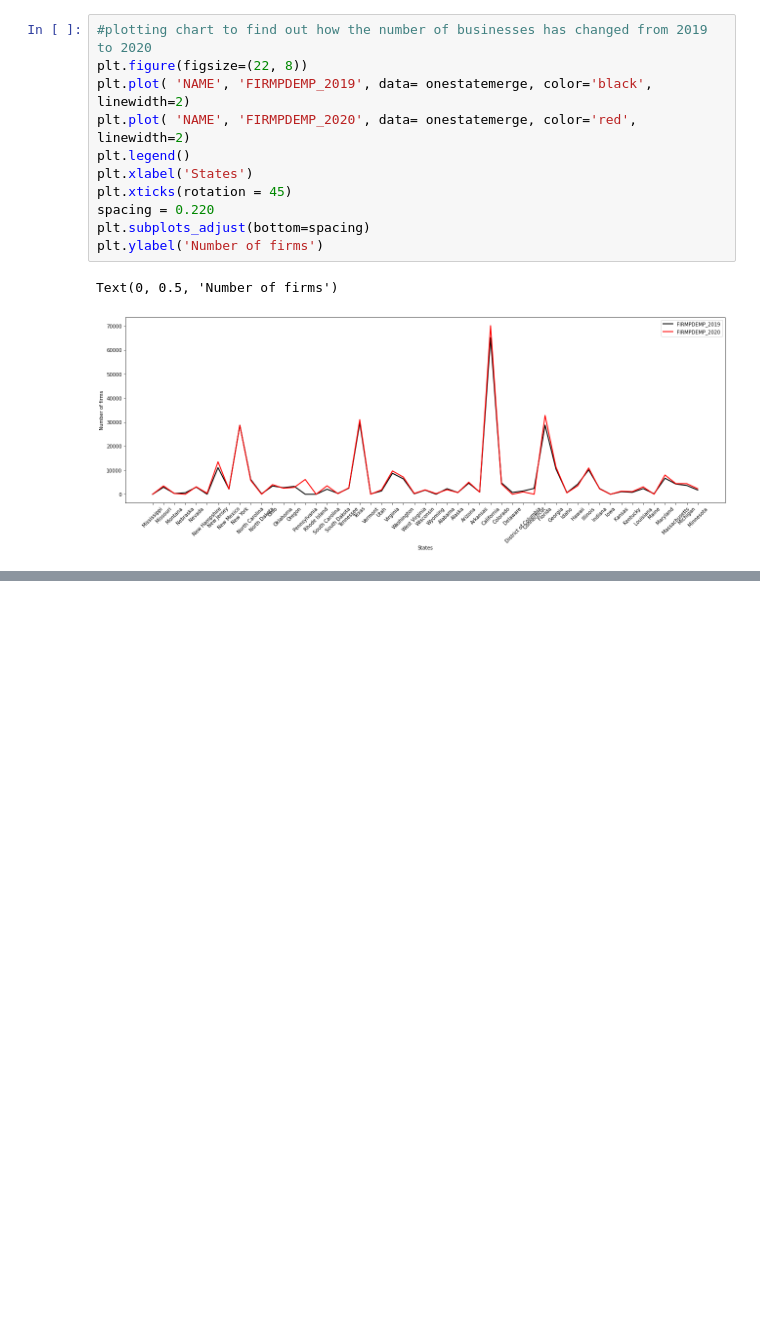
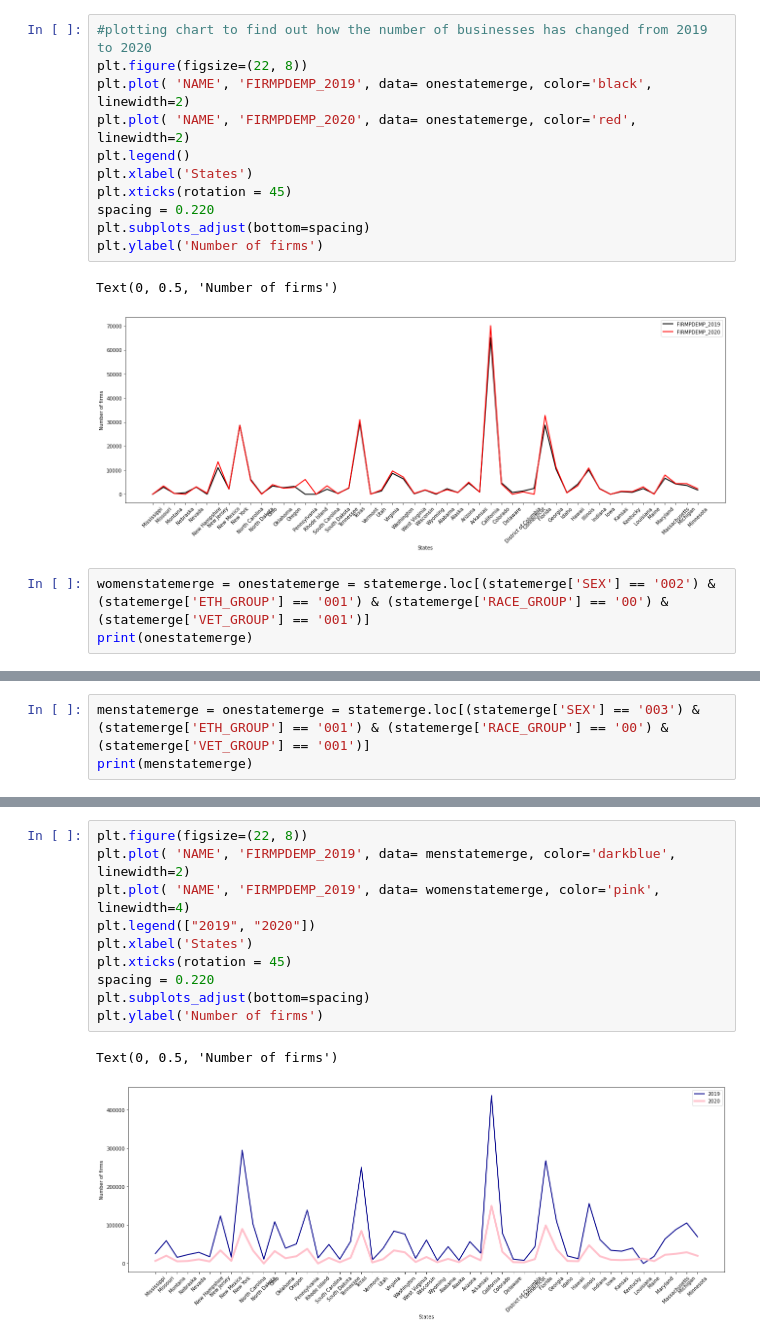
Before and after one commit to ColeBallard/census-api-data-abs, a Jupyter notebook: ETL.ipynb, the cells around one changed output, grey strips where cells are left out. Cells and saved outputs as stored; diff of their text form; blank space fills up the shorter version.

Commit message:
done visualizations

```diff
--- a/ETL.ipynb
+++ b/ETL.ipynb
@@ -135,4 +136,6 @@ plt.ylabel('Number of firms')
 Text(0, 0.5, 'Number of firms')
 [figure]
 # %%
+womenstatemerge = onestatemerge = statemerge.loc[(statemerge['SEX'] == '002') & (statemerge['ETH_GROUP'] == '001') & (statemerge['RACE_GROUP'] == '00') & (statemerge['VET_GROUP'] == '001')]
+print(onestatemerge)
 # %% [output]
@@ -139,0 +159,3 @@ Text(0, 0.5, 'Number of firms')
+# %%
+menstatemerge = onestatemerge = statemerge.loc[(statemerge['SEX'] == '003') & (statemerge['ETH_GROUP'] == '001') & (statemerge['RACE_GROUP'] == '00') & (statemerge['VET_GROUP'] == '001')]
+print(menstatemerge)
@@ -139,0 +180,13 @@ Text(0, 0.5, 'Number of firms')
+# %%
+plt.figure(figsize=(22, 8))
+plt.plot( 'NAME', 'FIRMPDEMP_2019', data= menstatemerge, color='darkblue', linewidth=2)
+plt.plot( 'NAME', 'FIRMPDEMP_2019', data= womenstatemerge, color='pink', linewidth=4)
+plt.legend(["2019", "2020"])
+plt.xlabel('States')
+plt.xticks(rotation = 45)
+spacing = 0.220
+plt.subplots_adjust(bottom=spacing)
+plt.ylabel('Number of firms')
+# %% [output]
+Text(0, 0.5, 'Number of firms')
+[figure, added]
```
Also changed, not shown: parts of 7 cells of this notebook.
